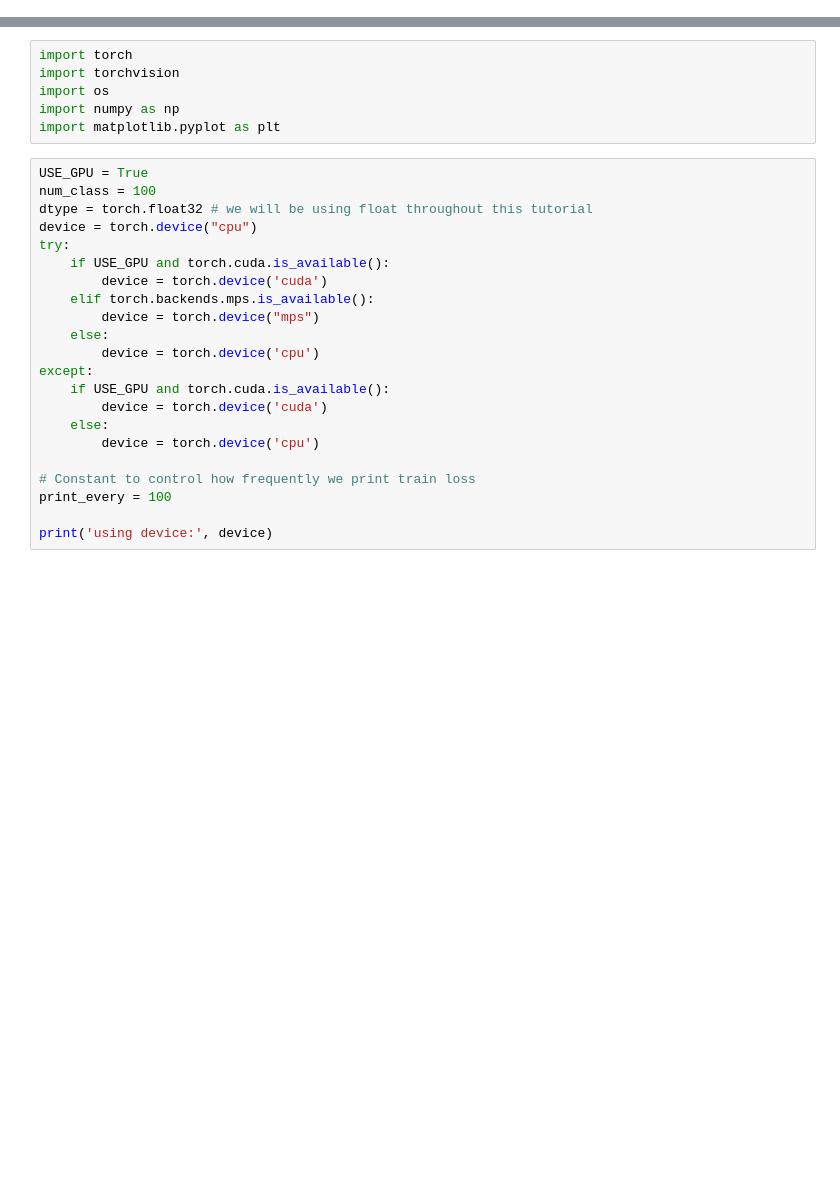
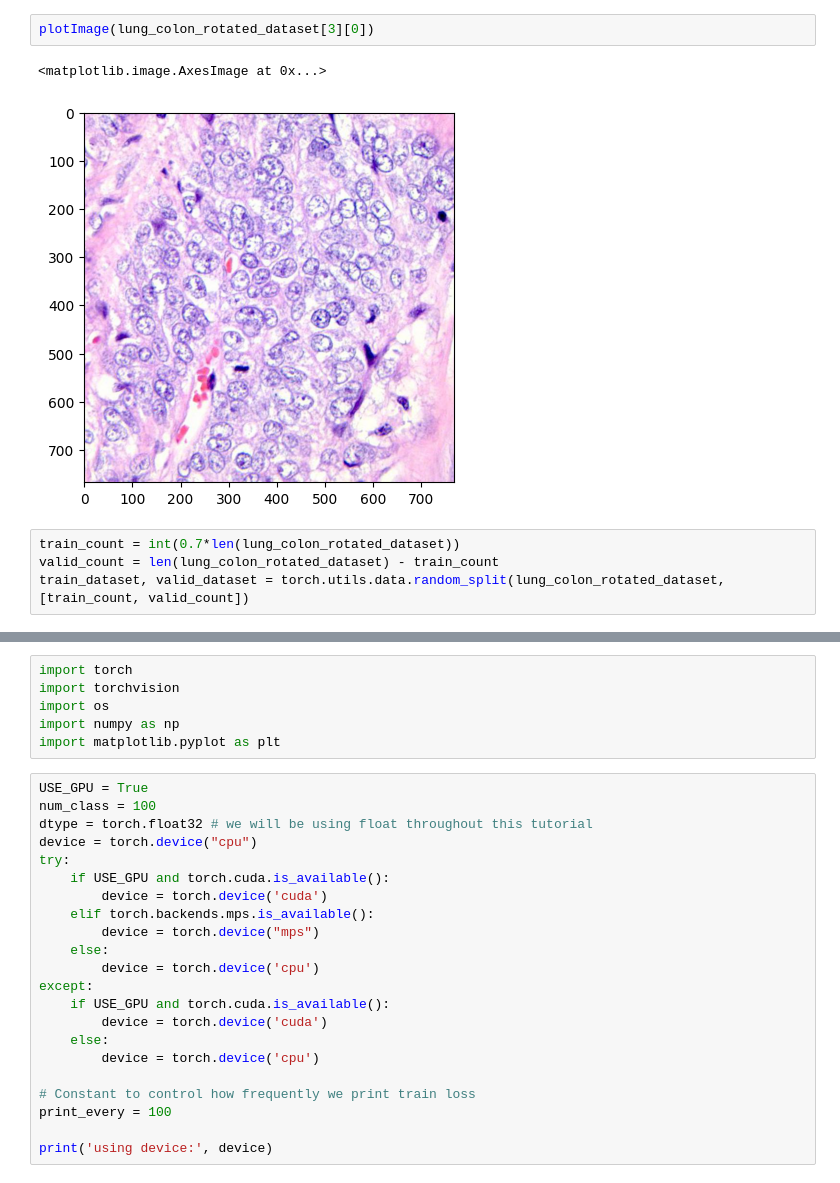
Before and after one commit to amanguptaBay/ECE_285_Final, a Jupyter notebook: resnet_ttt.ipynb, the cells around one changed output, grey strips where cells are left out. Cells and saved outputs as stored; diff of their text form; blank space fills up the shorter version.

Commit message:
Changed to do rotation in DataSet

```diff
--- a/resnet_ttt.ipynb
+++ b/resnet_ttt.ipynb
@@ -0,0 +65,9 @@
+# %%
+plotImage(lung_colon_rotated_dataset[3][0])
+# %% [output]
+<matplotlib.image.AxesImage at 0x...>
+[figure, added]
+# %%
+train_count = int(0.7*len(lung_colon_rotated_dataset))
+valid_count = len(lung_colon_rotated_dataset) - train_count
+train_dataset, valid_dataset = torch.utils.data.random_split(lung_colon_rotated_dataset, [train_count, valid_count])
```
Also changed, not shown: parts of 40 cells of this notebook, 2 other files.
